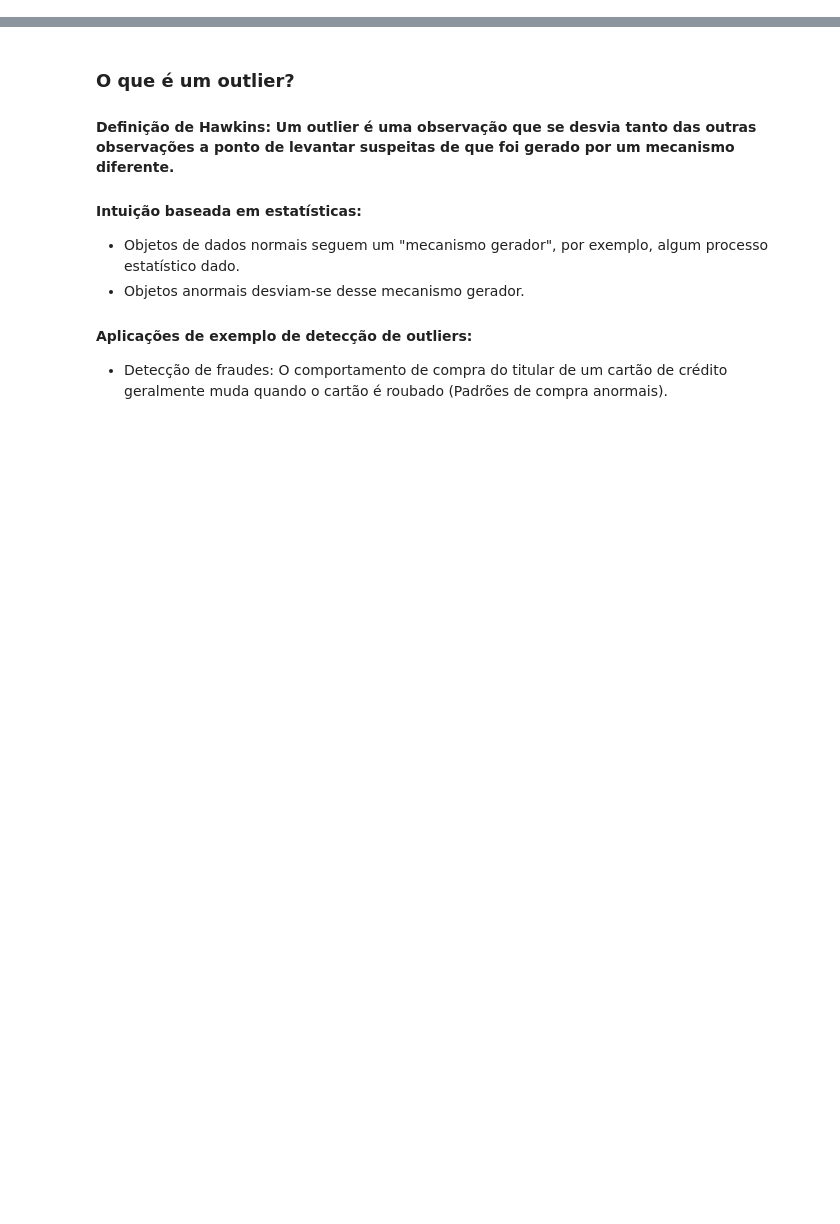
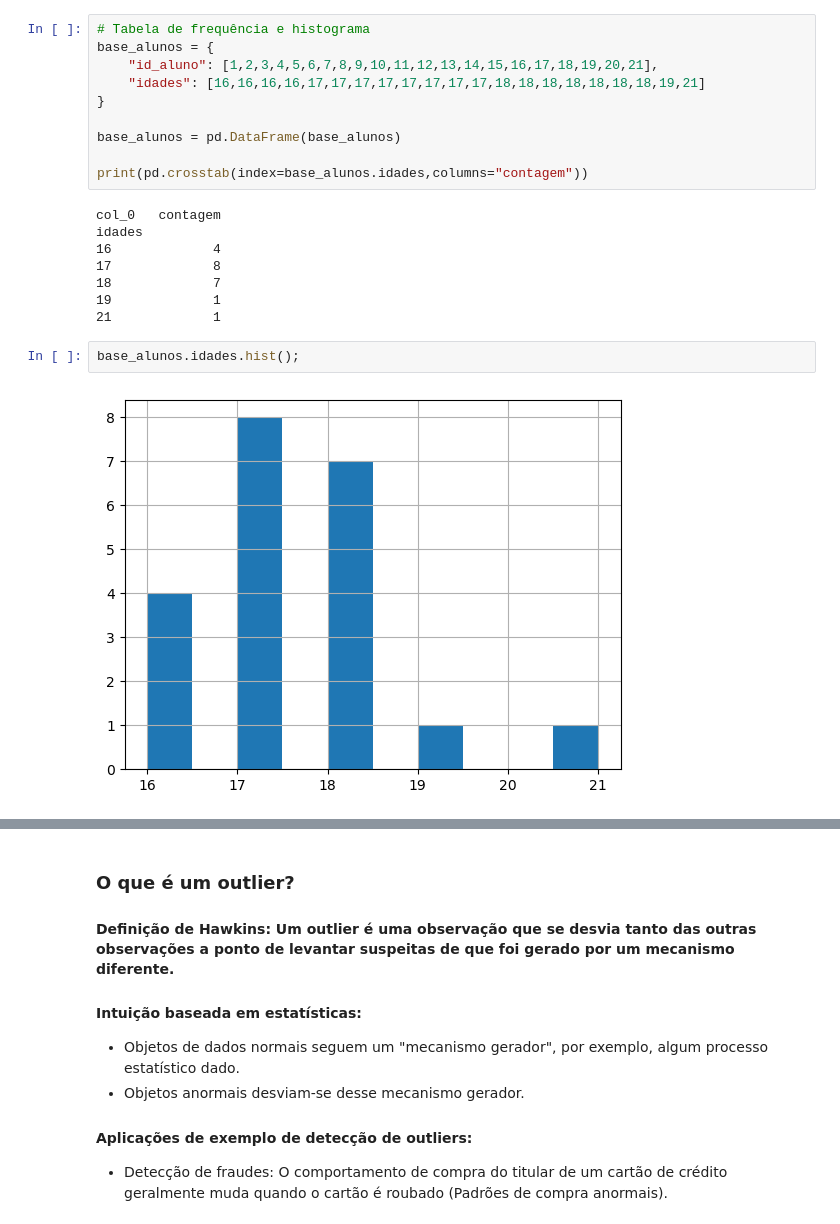
Before and after one commit to FernandaGClemente/Projetos_Estatistica, a Jupyter notebook: Estatística.ipynb, the cells around one changed output, grey strips where cells are left out. Cells and saved outputs as stored; diff of their text form; blank space fills up the shorter version.

```diff
--- a/Estatística.ipynb
+++ b/Estatística.ipynb
@@ -13,0 +142,22 @@
+# %%
+# Tabela de frequência e histograma
+base_alunos = {
+    "id_aluno": [1,2,3,4,5,6,7,8,9,10,11,12,13,14,15,16,17,18,19,20,21],
+    "idades": [16,16,16,16,17,17,17,17,17,17,17,17,18,18,18,18,18,18,18,19,21]
+}
+
+base_alunos = pd.DataFrame(base_alunos)
+
+print(pd.crosstab(index=base_alunos.idades,columns="contagem"))
+# %% [output]
+col_0   contagem
+idades
+16             4
+17             8
+18             7
+19             1
+21             1
+# %%
+base_alunos.idades.hist();
+# %% [output]
+[figure, added]
```
Also changed, not shown: parts of 28 cells of this notebook, 45 other files.
